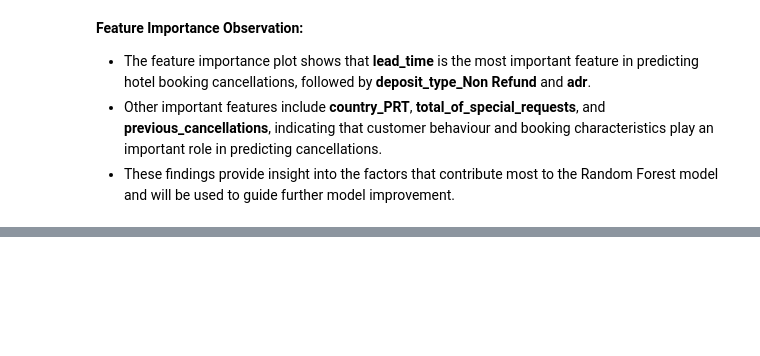
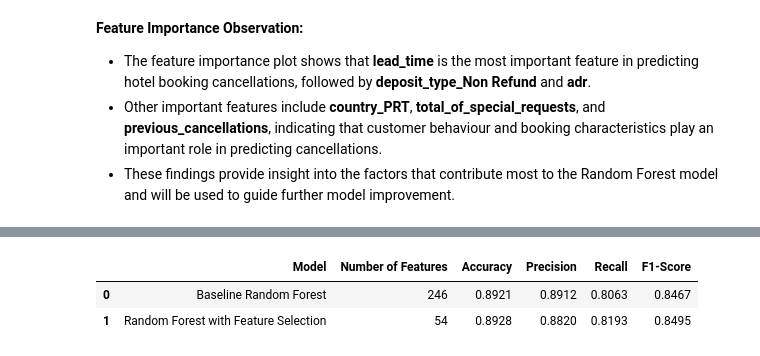
Before and after one commit to yixqinggg/mldp_hotel_booking_prediction, a Jupyter notebook: hotel_booking_cancellation_prediction.ipynb, the cells around one changed output, grey strips where cells are left out. Saved outputs shown, nothing was run; the diff lists cells and outputs as text; code cells hidden in the pictures; blank space fills up the shorter version.

Commit message:
Perform feature selection using Random Forest importance

```diff
--- a/hotel_booking_cancellation_prediction.ipynb
+++ b/hotel_booking_cancellation_prediction.ipynb
@@ -1029,0 +1073,8 @@ plt.show()
+# %%
+# create training and testing sets using only the selected features
+X_train_selected = X_train[selected_features]
+X_test_selected = X_test[selected_features]
+
+# display the shape of the reduced datasets
+print("Selected training set:", X_train_selected.shape)
+print("Selected testing set:", X_test_selected.shape)
@@ -1029,0 +1084,11 @@ plt.show()
+# %%
+from sklearn.base import clone
+
+# create a copy of the baseline Random Forest model
+rf_selected = clone(rf)
+
+# train the model using only the selected features
+rf_selected.fit(X_train_selected, y_train)
+
+# generate predictions using the selected features
+rf_selected_pred = rf_selected.predict(X_test_selected)
@@ -1029,0 +1126,34 @@ plt.show()
+# %%
+# compare the baseline and feature-selected Random Forest models
+feature_selection_comparison = pd.DataFrame({
+    "Model": [
+        "Baseline Random Forest",
+        "Random Forest with Feature Selection"
+    ],
+    "Number of Features": [
+        X_train.shape[1],
+        len(selected_features)
+    ],
+    "Accuracy": [
+        rf_accuracy,
+        rf_selected_accuracy
+    ],
+    "Precision": [
+        rf_precision,
+        rf_selected_precision
+    ],
+    "Recall": [
+        rf_recall,
+        rf_selected_recall
+    ],
+    "F1-Score": [
+        rf_f1,
+        rf_selected_f1
+    ]
+})
+
+feature_selection_comparison.round(4)
+# %% [output]
+|  | Model | Number of Features | Accuracy | Precision | Recall | F1-Score |
+| 0 | Baseline Random Forest | 246 | 0.8921 | 0.8912 | 0.8063 | 0.8467 |
+| 1 | Random Forest with Feature Selection | 54 | 0.8928 | 0.8820 | 0.8193 | 0.8495 |
```
Also changed, not shown: parts of 4 cells of this notebook.
